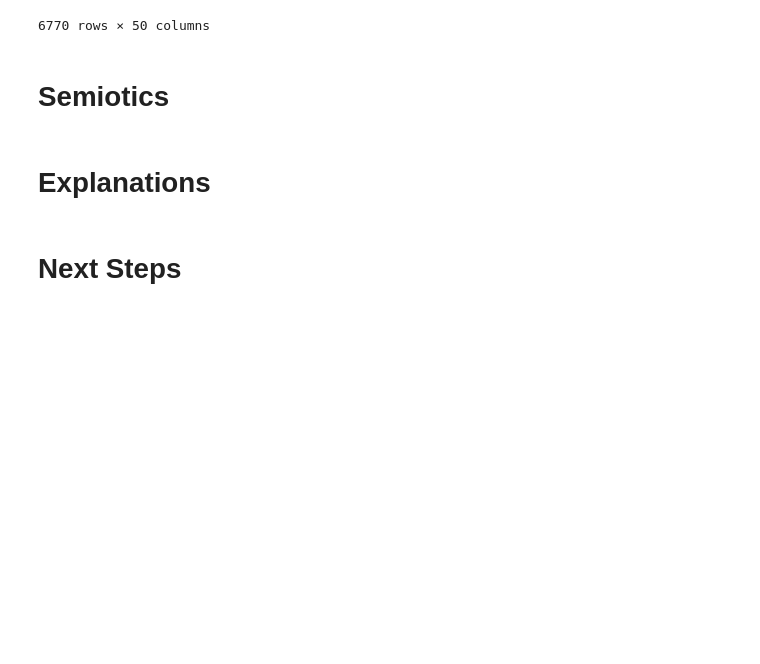
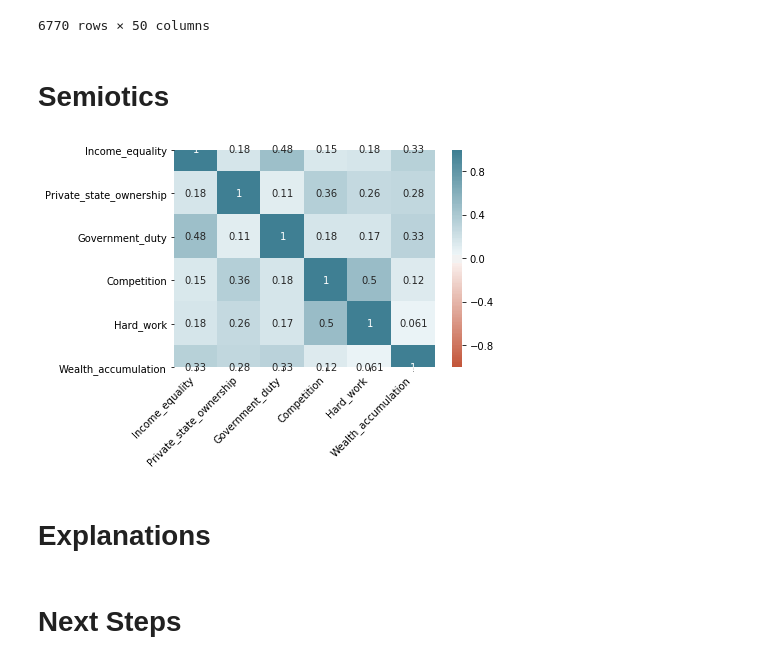
Before and after one commit to EggmanWalrus/40400-Assignment-2, a Jupyter notebook: Assignment2.ipynb, the cells around one changed output. Drawn from its saved outputs; the diff is of its cells as text; code cells hidden in the pictures; blank space fills up the shorter version.

Commit message:
Generated correlation heatmap

```diff
--- a/Assignment2.ipynb
+++ b/Assignment2.ipynb
@@ -133,3 +127,25 @@ subset_column_list = ['Income_equality',
+# %%
+subset_columns = ['Income_equality',
+                      'Private_state_ownership',
+                      'Government_duty',
+                      'Competition',
+                      'Hard_work',
+                      'Wealth_accumulation']
+
+# Generate correlation matrix
+
+corr_heatmap = sn.heatmap(WVS_dataset[subset_columns].corr(), annot=True,
+                          vmin=-1, vmax=1, center=0,
+                          cmap=sn.diverging_palette(20, 220, n=200),
+                          square=True)
+
+corr_heatmap.set_xticklabels(
+    corr_heatmap.get_xticklabels(),
+    rotation=45,
+    horizontalalignment='right'
+);
+# %% [output]
+[figure, added]
 # %% [markdown]
 # Explanations
 # %% [markdown]
```
Also changed, not shown: parts of 2 cells of this notebook.
